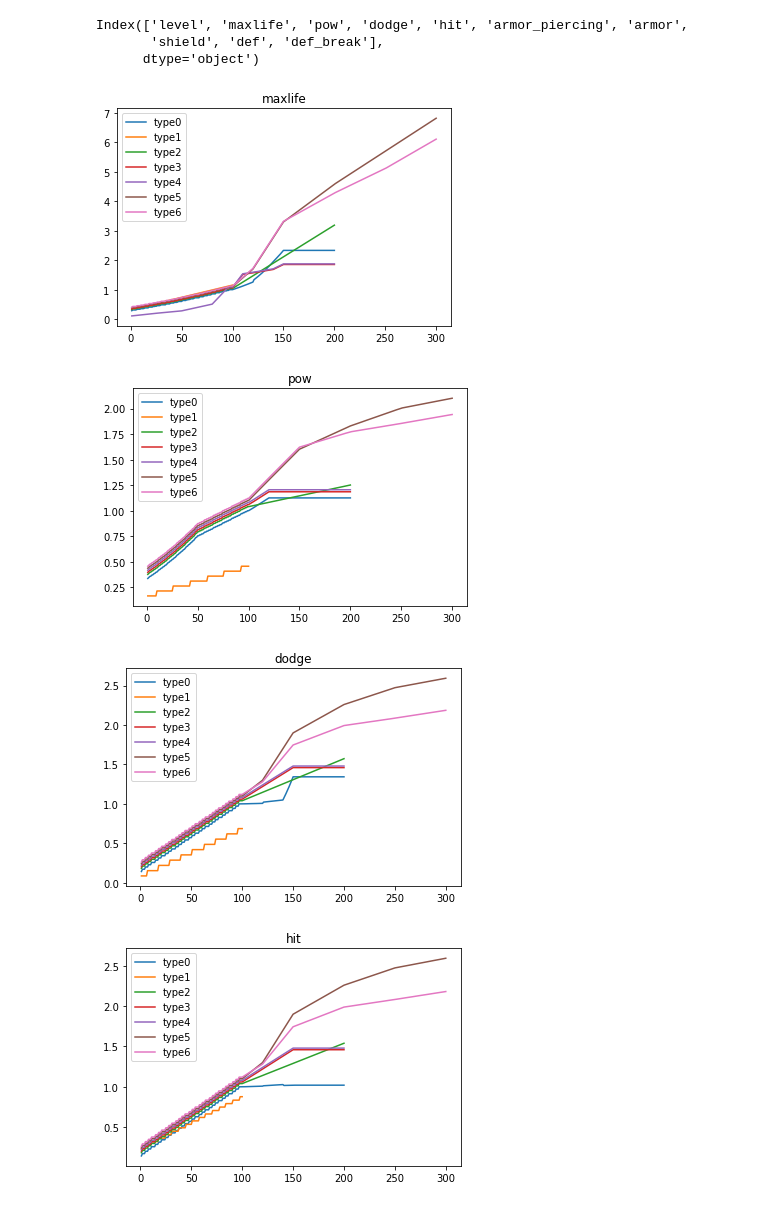
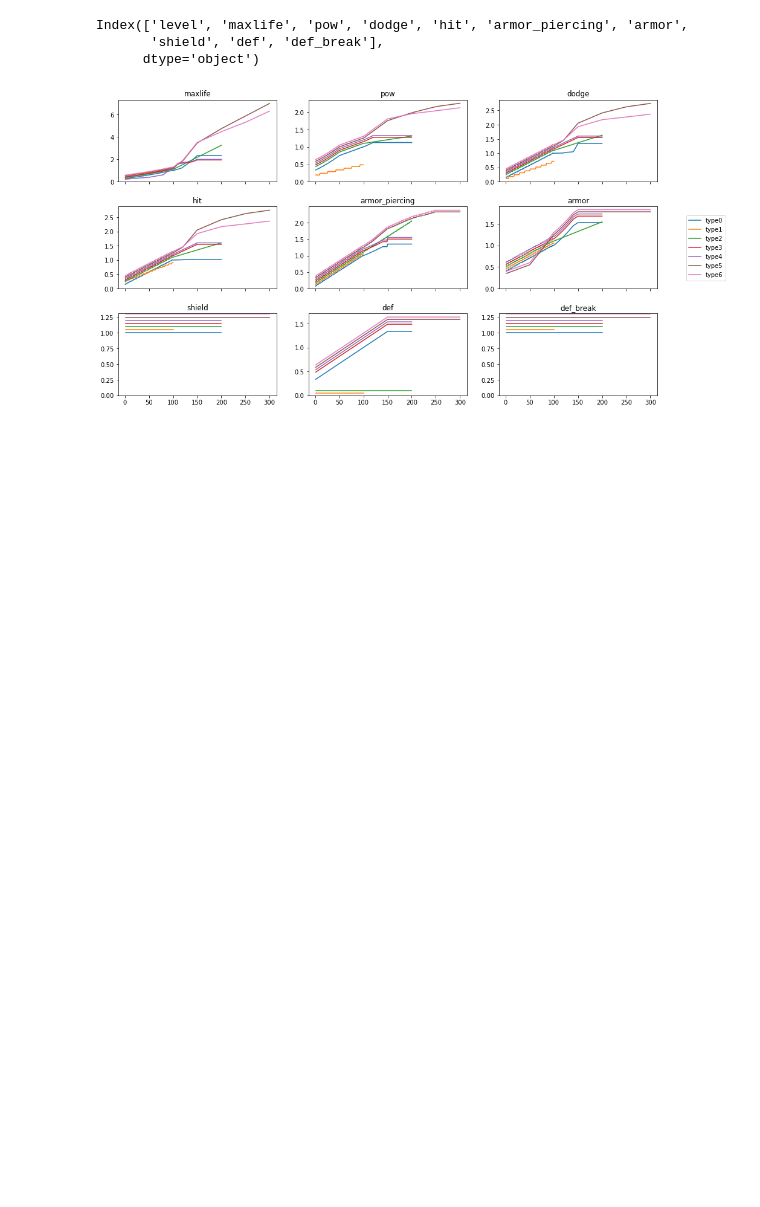
Before and after one commit to gf-data-tools/GF_Data_Tools, a Jupyter notebook: level_scaling/level_scaling.ipynb, the cells around one changed output. Drawn from its saved outputs; the diff is of its cells as text; code cells hidden in the pictures; blank space fills up the shorter version.

Commit message:
create enemy level scaling plot

```diff
--- a/level_scaling/level_scaling.ipynb
+++ b/level_scaling/level_scaling.ipynb
@@ -24,18 +24,19 @@ Index(['level', 'maxlife', 'pow', 'dodge', 'hit', 'armor_piercing', 'armor',
       dtype='object')
 # %%
 from matplotlib import pyplot as plt
-import matplotlib.transforms as mtrans
+plt.rcParams["figure.figsize"] = (16,9)
 
-for k in standard_level.keys():
+fig, axes = plt.subplots(3,3,sharex=True)
+for j,k in enumerate(standard_level.keys()):
     if k=='level':
         continue
+    ax = axes[(j-1)//3,(j-1)%3]
     for i,g in enumerate(groups):
-        plt.plot(g['level'],g[k]+0.02*i,label=f"type{i}")
-    plt.legend()
-    plt.title(k)
-    plt.show()
+        ax.plot(g['level'],g[k]+0.05*i,label=f"type{i}")
+    ax.set_ylim(bottom=0)
+    ax.set_title(k)
+plt.subplots_adjust(hspace=0.3)
+plt.figlegend(*(axes[0,0].get_legend_handles_labels()), loc='center right')
+plt.show()
 # %% [output]
-[figure, old version]
+[figure, new version]
-[figure, removed]
-[figure, removed]
-[figure, removed]
```
Also changed, not shown: parts of 3 cells of this notebook.
